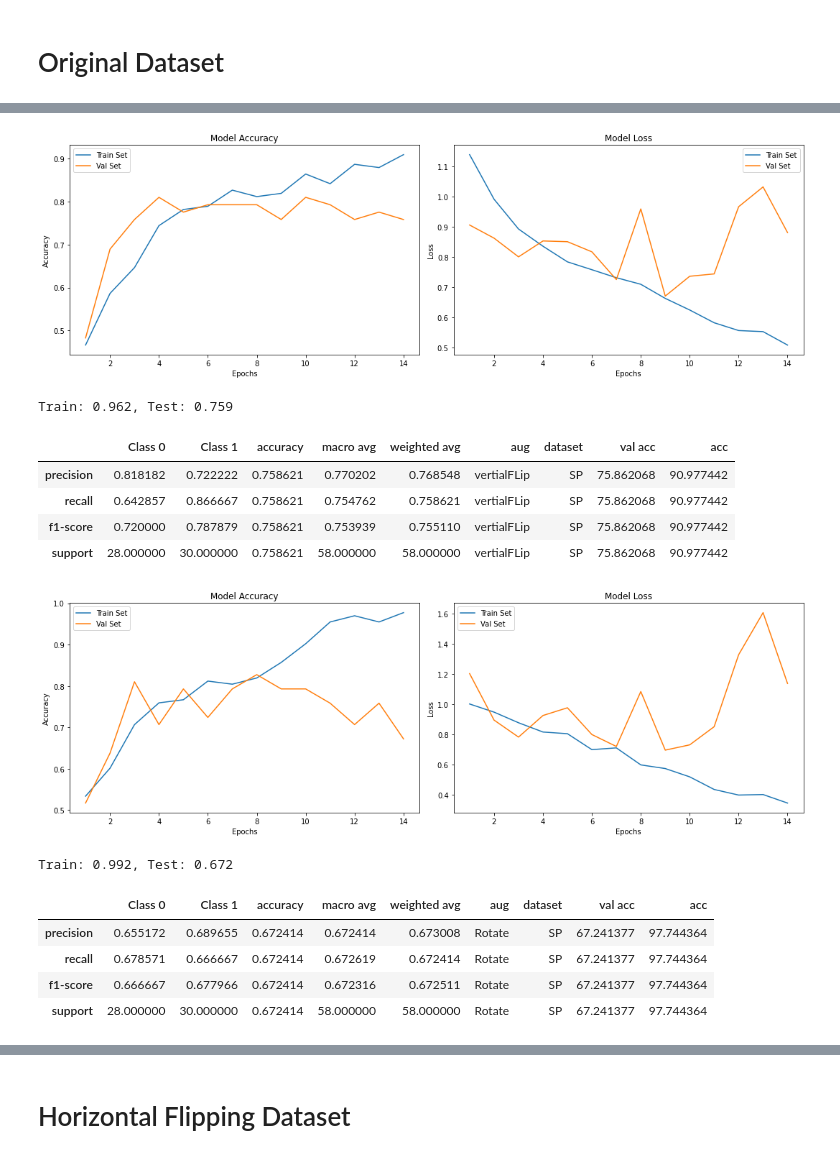
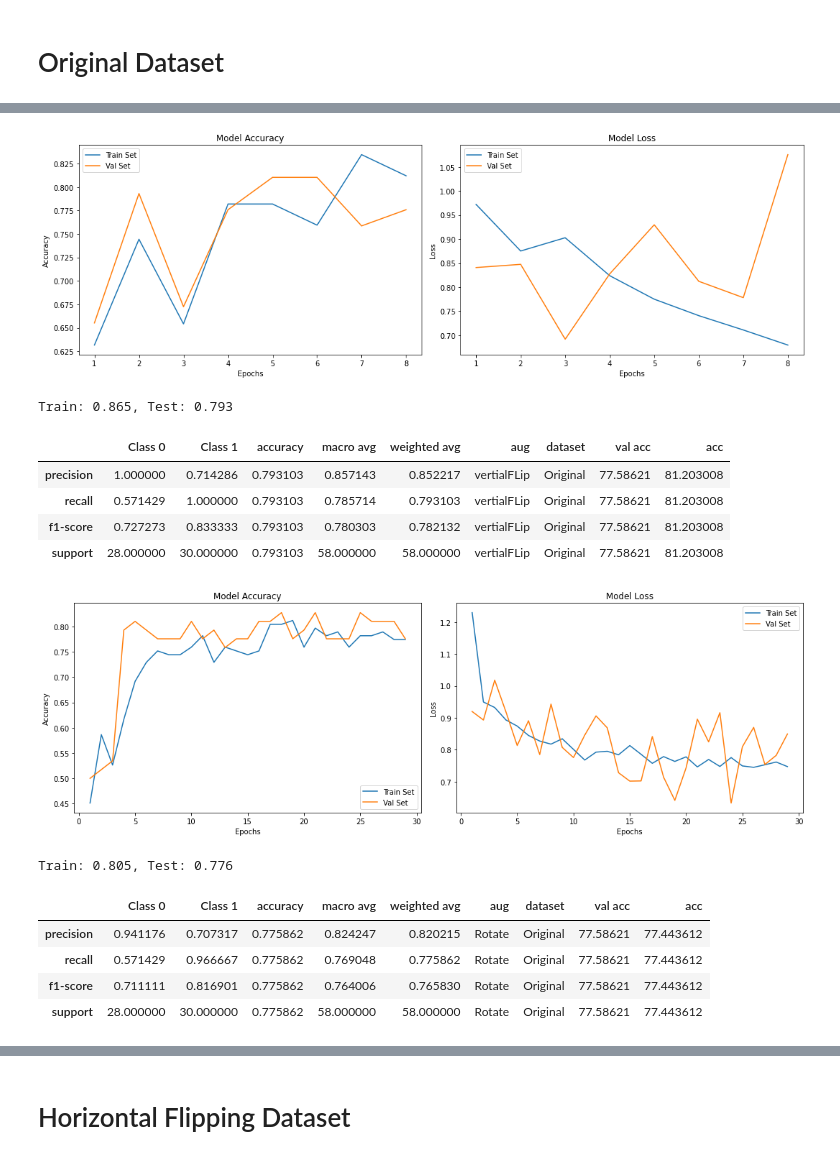
Before and after one commit to shikarRajcomar-Engineer/Ensemble, a Jupyter notebook: Original224_.ipynb, the cells around one changed output, grey strips where cells are left out. Cells and saved outputs as stored; diff of their text form; code cells hidden in the pictures.

```diff
--- a/Original224_.ipynb
+++ b/Original224_.ipynb
@@ -368,18 +365,6 @@ from skimage import transform as tf
 import random
 from keras.regularizers import l2
 from sklearn.utils import class_weight
-
-
-
-path='/content/drive/My Drive/B1-Msc experiment/'
-
-
-Dataset=[
-'samplepair224'
-]
-Aug=['Original','HorizontalFlip','vertialFLip','Rotation','shear','width_shift_range','height_shift_range']
-
-
 
 
 
@@ -543,7 +528,7 @@ target_names = ["Class {}".format(i) for i in range(num_classes)]
 report_dict=classification_report(y_testing, predicted_classes, target_names=target_names,output_dict=True)
 df=pd.DataFrame(report_dict)
 df['aug']=['HorizontalFlip','HorizontalFlip','HorizontalFlip','HorizontalFlip']
-df['dataset']=['SP','SP','SP','SP']
+df['dataset']=['Original','Original','Original','Original']
 df['val acc']=(history.history['val_accuracy'][-1])*100
 df['acc']=(history.history['accuracy'][-1])*100
 Results1=Results1.append(df)
@@ -604,19 +589,6 @@ from skimage import transform as tf
 import random
 from keras.regularizers import l2
 from sklearn.utils import class_weight
-
-
-
-path='/content/drive/My Drive/B1-Msc experiment/'
-
-
-Dataset=[
-'samplepair224'
-]
-Aug=['Original','HorizontalFlip','vertialFLip','Rotation','shear','width_shift_range','height_shift_range']
-
-
-
 
 
 
@@ -779,7 +751,7 @@ target_names = ["Class {}".format(i) for i in range(num_classes)]
 report_dict=classification_report(y_testing, predicted_classes, target_names=target_names,output_dict=True)
 df=pd.DataFrame(report_dict)
 df['aug']=['vertialFLip','vertialFLip','vertialFLip','vertialFLip']
-df['dataset']=['SP','SP','SP','SP']
+df['dataset']=['Original','Original','Original','Original']
 df['val acc']=(history.history['val_accuracy'][-1])*100
 df['acc']=(history.history['accuracy'][-1])*100
 Results2=Results2.append(df)
@@ -787,13 +759,13 @@ pd.set_option("display.max_rows", None, "display.max_columns", None)
 display(Results2)
 keras.backend.clear_session()
 # %% [output]
-[figure, old version]
+[figure, new version]
-Train: 0.962, Test: 0.759
+Train: 0.865, Test: 0.793
 |  | Class 0 | Class 1 | accuracy | macro avg | weighted avg | aug | dataset | val acc | acc |
-| precision | 0.818182 | 0.722222 | 0.758621 | 0.770202 | 0.768548 | vertialFLip | SP | 75.862068 | 90.977442 |
-| recall | 0.642857 | 0.866667 | 0.758621 | 0.754762 | 0.758621 | vertialFLip | SP | 75.862068 | 90.977442 |
-| f1-score | 0.720000 | 0.787879 | 0.758621 | 0.753939 | 0.755110 | vertialFLip | SP | 75.862068 | 90.977442 |
-| support | 28.000000 | 30.000000 | 0.758621 | 58.000000 | 58.000000 | vertialFLip | SP | 75.862068 | 90.977442 |
+| precision | 1.000000 | 0.714286 | 0.793103 | 0.857143 | 0.852217 | vertialFLip | Original | 77.58621 | 81.203008 |
+| recall | 0.571429 | 1.000000 | 0.793103 | 0.785714 | 0.793103 | vertialFLip | Original | 77.58621 | 81.203008 |
+| f1-score | 0.727273 | 0.833333 | 0.793103 | 0.780303 | 0.782132 | vertialFLip | Original | 77.58621 | 81.203008 |
+| support | 28.000000 | 30.000000 | 0.793103 | 58.000000 | 58.000000 | vertialFLip | Original | 77.58621 | 81.203008 |
 # %%
 from numpy.random import seed
 seed(2)
@@ -840,19 +812,6 @@ from skimage import transform as tf
 import random
 from keras.regularizers import l2
 from sklearn.utils import class_weight
-
-
-
-path='/content/drive/My Drive/B1-Msc experiment/'
-
-
-Dataset=[
-'samplepair224'
-]
-Aug=['Original','HorizontalFlip','vertialFLip','Rotation','shear','width_shift_range','height_shift_range']
-
-
-
 
 
 
@@ -994,41 +953,41 @@ plt.subplot(1, 2, 2)
 plt.plot(epochs_range, loss, label='Train Set')
 plt.plot(epochs_range, val_loss, label='Val Set')
 plt.legend(loc="best")
 plt.xlabel('Epochs')
 plt.ylabel('Loss')
 plt.title('Model Loss')
 plt.tight_layout()
 plt.show()
 
 _, train_acc = model.evaluate(x_train, y_train, verbose=0)
 _, test_acc = model.evaluate(x_test, y_testing, verbose=0)
 print('Train: %.3f, Test: %.3f' % (train_acc, test_acc))
 
 his_df=pd.DataFrame(history.history)
 
 predicted_classes = model.predict(x_test)
 predicted_classes = np.argmax(np.round(predicted_classes),axis=1)
 
 
 target_names = ["Class {}".format(i) for i in range(num_classes)]
 report_dict=classification_report(y_testing, predicted_classes, target_names=target_names,output_dict=True)
 df=pd.DataFrame(report_dict)
 df['aug']=['Rotate','Rotate','Rotate','Rotate']
-df['dataset']=['SP','SP','SP','SP']
+df['dataset']=['Original','Original','Original','Original']
 df['val acc']=(history.history['val_accuracy'][-1])*100
 df['acc']=(history.history['accuracy'][-1])*100
 Results3=Results3.append(df)
 pd.set_option("display.max_rows", None, "display.max_columns", None)
 display(Results3)
 keras.backend.clear_session()
 # %% [output]
-[figure, old version]
+[figure, new version]
-Train: 0.992, Test: 0.672
+Train: 0.805, Test: 0.776
 |  | Class 0 | Class 1 | accuracy | macro avg | weighted avg | aug | dataset | val acc | acc |
-| precision | 0.655172 | 0.689655 | 0.672414 | 0.672414 | 0.673008 | Rotate | SP | 67.241377 | 97.744364 |
-| recall | 0.678571 | 0.666667 | 0.672414 | 0.672619 | 0.672414 | Rotate | SP | 67.241377 | 97.744364 |
-| f1-score | 0.666667 | 0.677966 | 0.672414 | 0.672316 | 0.672511 | Rotate | SP | 67.241377 | 97.744364 |
-| support | 28.000000 | 30.000000 | 0.672414 | 58.000000 | 58.000000 | Rotate | SP | 67.241377 | 97.744364 |
+| precision | 0.941176 | 0.707317 | 0.775862 | 0.824247 | 0.820215 | Rotate | Original | 77.58621 | 77.443612 |
+| recall | 0.571429 | 0.966667 | 0.775862 | 0.769048 | 0.775862 | Rotate | Original | 77.58621 | 77.443612 |
+| f1-score | 0.711111 | 0.816901 | 0.775862 | 0.764006 | 0.765830 | Rotate | Original | 77.58621 | 77.443612 |
+| support | 28.000000 | 30.000000 | 0.775862 | 58.000000 | 58.000000 | Rotate | Original | 77.58621 | 77.443612 |
 # %%
 from numpy.random import seed
 seed(2)
```
Also changed, not shown: parts of 51 cells of this notebook.
